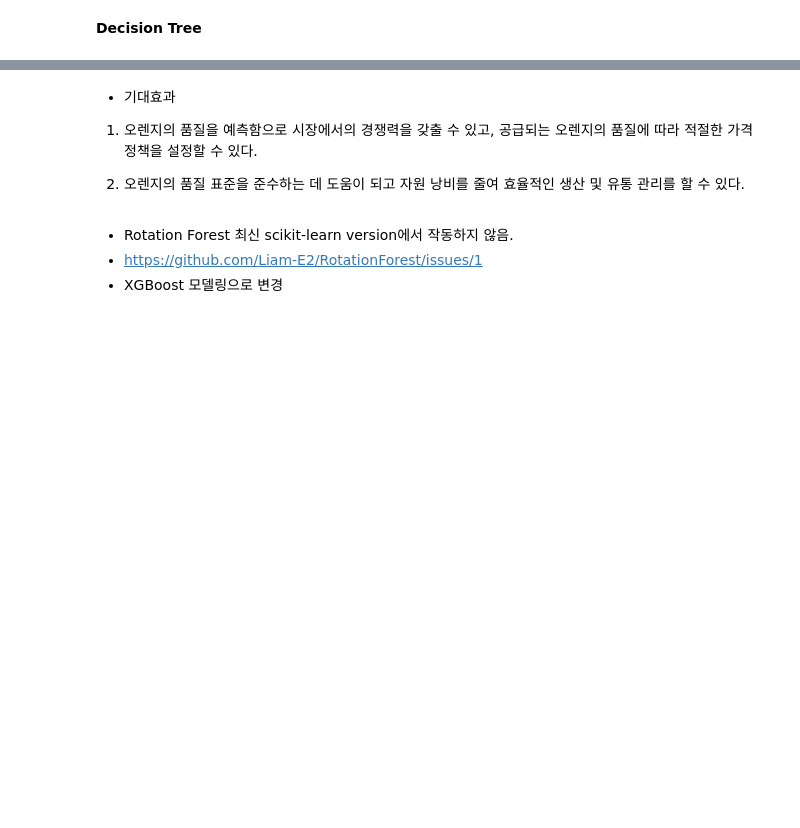
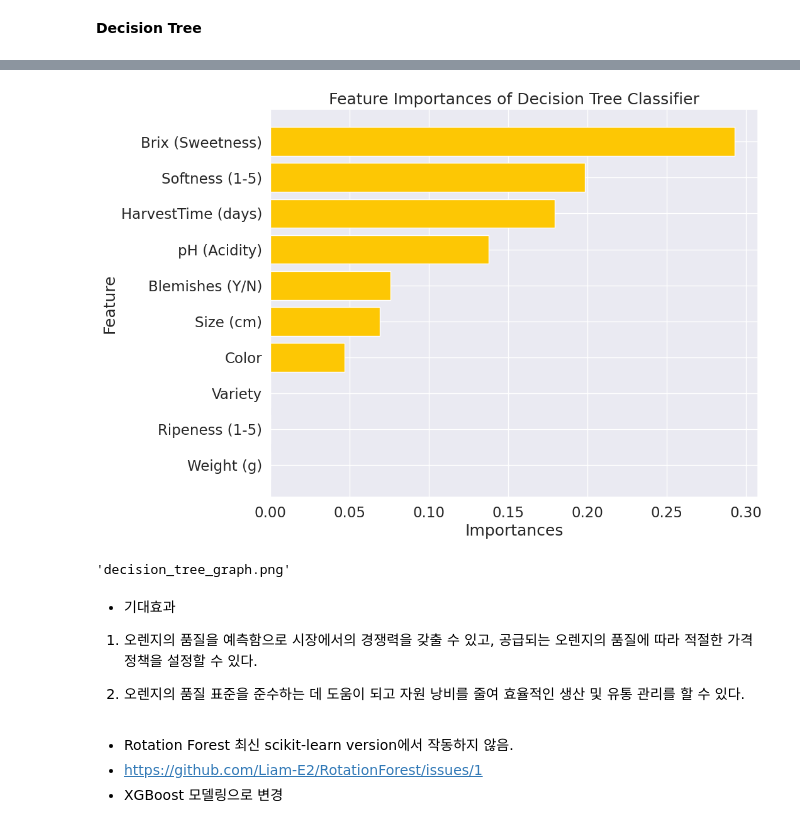
Before and after one commit to AM-SWU-2024/Annoying-Orange, a Jupyter notebook: 2024_01_소학회프로젝트_어노잉오렌지.ipynb, the cells around one changed output, grey strips where cells are left out. Saved outputs shown, nothing was run; the diff lists cells and outputs as text; code cells hidden in the pictures; blank space fills up the shorter version.

```diff
--- a/2024_01_소학회프로젝트_어노잉오렌지.ipynb
+++ b/2024_01_소학회프로젝트_어노잉오렌지.ipynb
@@ -615,3 +635,6 @@ final_columns = ['Size (cm)', 'Weight (g)',	'Brix (Sweetness)', 'pH (Acidity)',
 # 종속변수 분리
 X = df[final_columns]
 y = df['Quality (1-5)']
+# %%
+print("Unique values in y:", np.unique(y))
+y = y.astype(int)
@@ -795,3 +785,38 @@ plt.show()
+# %%
+# 저장된 특성 중요도 로드
+feature_importances = np.load('feature_importances1.npy')
+
+# 특성 중요도를 기준으로 내림차순 정렬
+indices = np.argsort(feature_importances)[::-1]
+sorted_features = [X.columns[i] for i in indices]
+
+# 결정트리 모델의 특성 중요도 시각화
+plt.figure(figsize=(10, 8))
+plt.barh(sorted_features, feature_importances[indices], color='#FDC704')
+plt.title('Feature Importances of Decision Tree Classifier')
+plt.xlabel('Importances')
+plt.ylabel('Feature')
+plt.gca().invert_yaxis()  # y축 역순으로 설정하여 상위 변수가 위에 오도록 함
+plt.show()
+# %% [output]
+[figure, added]
+# %%
+import graphviz
+from sklearn.tree import export_graphviz
+
+# 결정 트리 모델 시각화
+dot_data = export_graphviz(best_model, out_file=None,
+                           feature_names=X.columns,
+                           filled=True, rounded=True,
+                           special_characters=True)
+
+# 그래프 객체 생성 및 출력
+graph = graphviz.Source(dot_data)
+graph.format = 'png'  # 이미지 포맷 설정 (다른 포맷도 가능)
+graph.render('decision_tree_graph')  # 파일로 저장
+graph.view()  # 이미지 뷰어로 열기
+# %% [output]
+'decision_tree_graph.png'
 # %% [markdown]
 - 기대효과
 
```
Also changed, not shown: parts of 13 cells of this notebook.
